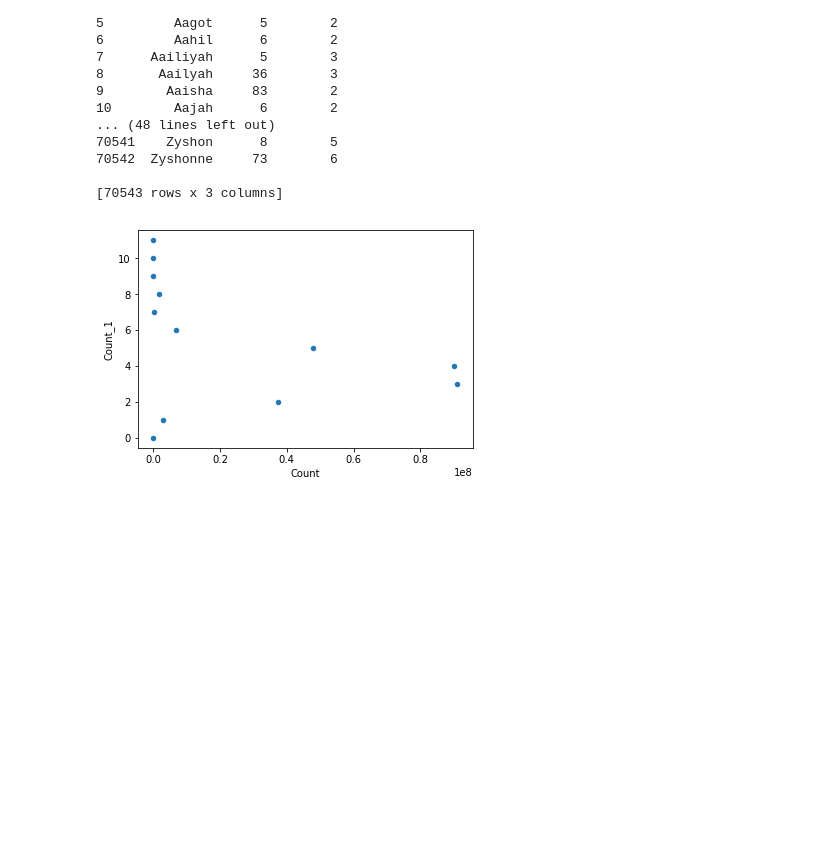
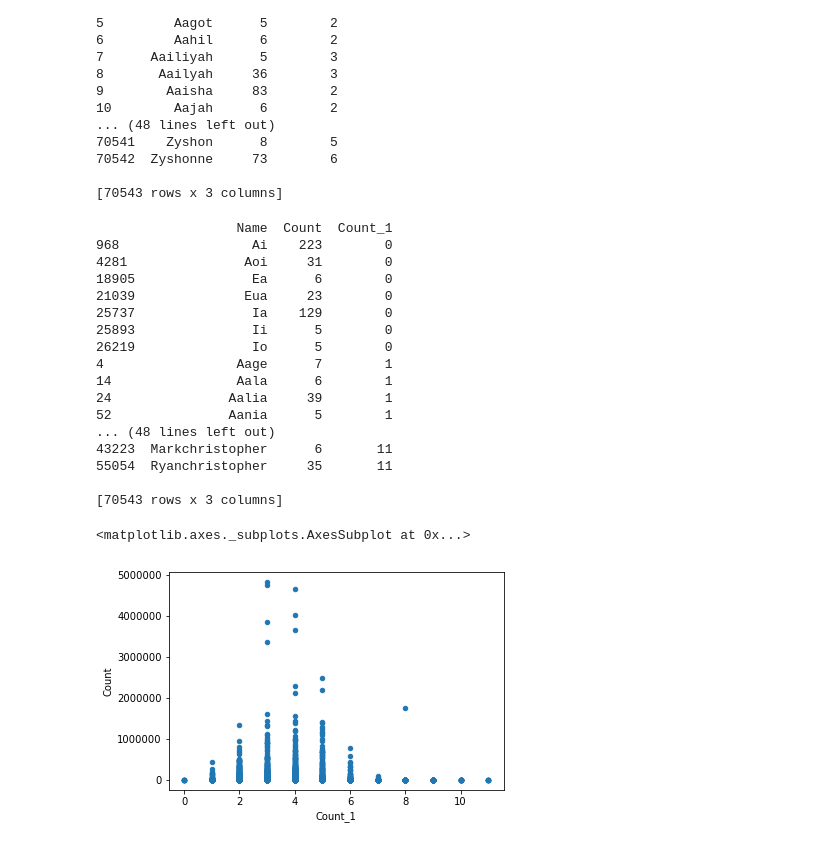
Before and after one commit to Yafulia/PY-6-4_2, a Jupyter notebook: Untitled5.ipynb, the cells around one changed output. Drawn from its saved outputs; the diff is of its cells as text; code cells hidden in the pictures; blank space fills up the shorter version.

```diff
--- a/Untitled5.ipynb
+++ b/Untitled5.ipynb
@@ -162,7 +162,26 @@ print(names_4)
 
 [70543 rows x 3 columns]
 # %%
-names_5 = names_4.groupby(by=['Count_1'], as_index=False).sum().plot.scatter(x='Count', y='Count_1')
-#print(names_5)
+names_5 = names_4.groupby(by=['Name'], as_index=False).sum()
+print(names_5.sort_values(by=['Count_1', 'Name'], ascending=True))
+names_5.plot.scatter(x='Count_1', y='Count')
 # %% [output]
+                  Name  Count  Count_1
+968                 Ai    223        0
+4281               Aoi     31        0
+18905               Ea      6        0
+21039              Eua     23        0
+25737               Ia    129        0
+25893               Ii      5        0
+26219               Io      5        0
+4                 Aage      7        1
+14                Aala      6        1
+24               Aalia     39        1
+52               Aania      5        1
+... (48 lines left out)
+43223  Markchristopher      6       11
+55054  Ryanchristopher     35       11
+
+[70543 rows x 3 columns]
+<matplotlib.axes._subplots.AxesSubplot at 0x...>
-[figure, old version]
+[figure, new version]
```
